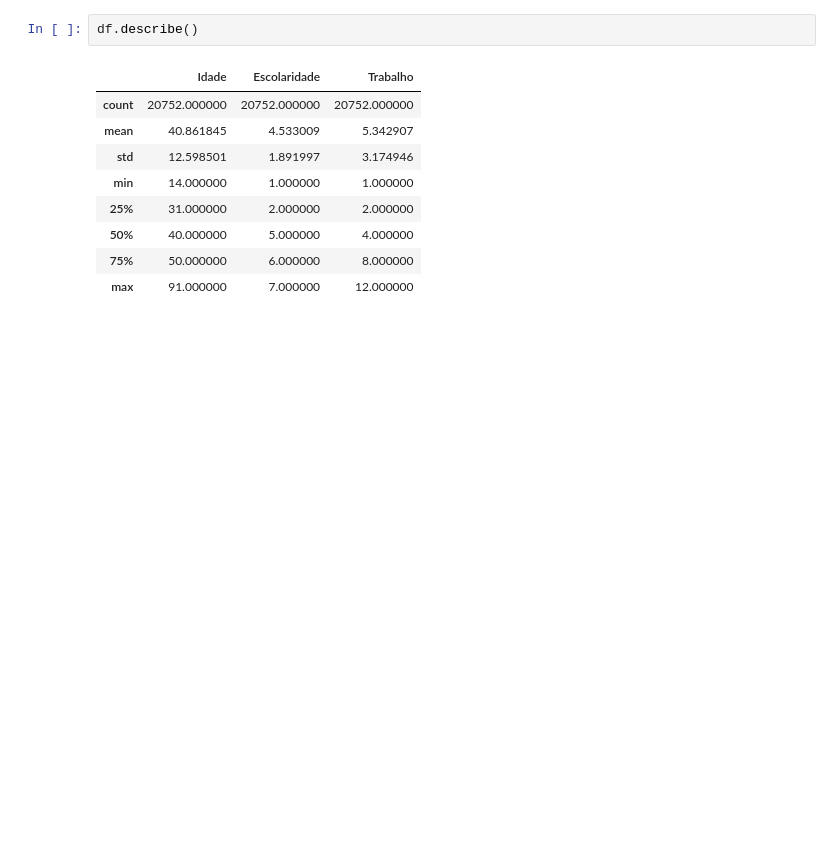
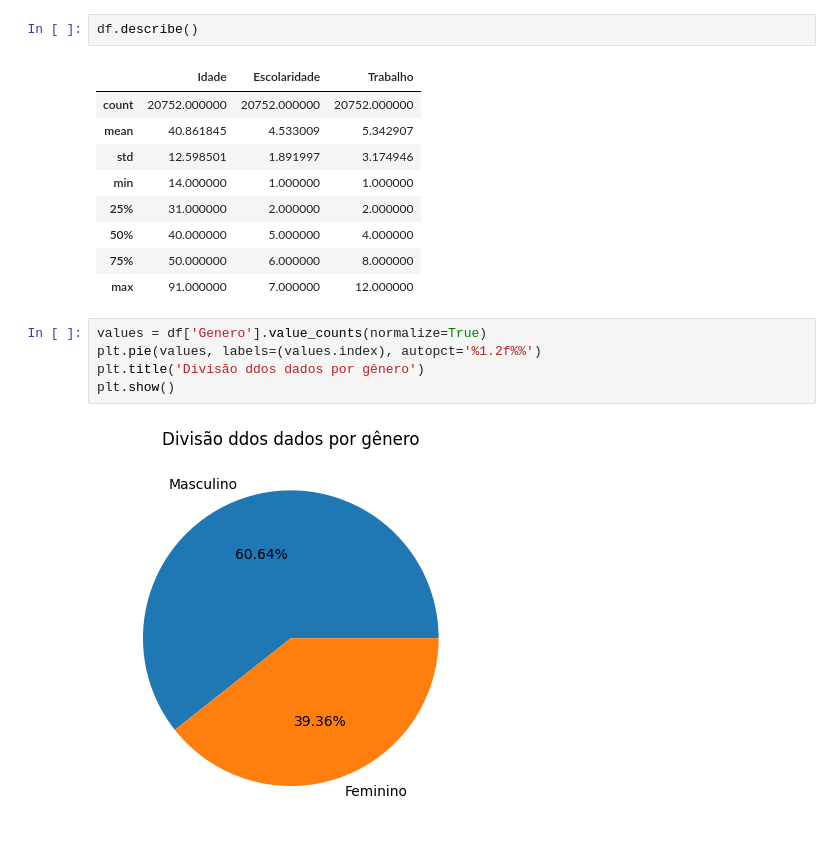
Before and after one commit to mxtqnt/ProbabilidadeEstatistica, a Jupyter notebook: src/homework/notebook.ipynb, the cells around one changed output. Cells and saved outputs as stored; diff of their text form; blank space fills up the shorter version.

Commit message:
add individual charts

```diff
--- a/src/homework/notebook.ipynb
+++ b/src/homework/notebook.ipynb
@@ -45,3 +45,10 @@ df.describe()
 | 50% | 40.000000 | 5.000000 | 4.000000 |
 | 75% | 50.000000 | 6.000000 | 8.000000 |
 | max | 91.000000 | 7.000000 | 12.000000 |
+# %%
+values = df['Genero'].value_counts(normalize=True)
+plt.pie(values, labels=(values.index), autopct='%1.2f%%')
+plt.title('Divisão ddos dados por gênero')
+plt.show()
+# %% [output]
+[figure, added]
```
Also changed, not shown: parts of 7 cells of this notebook.
